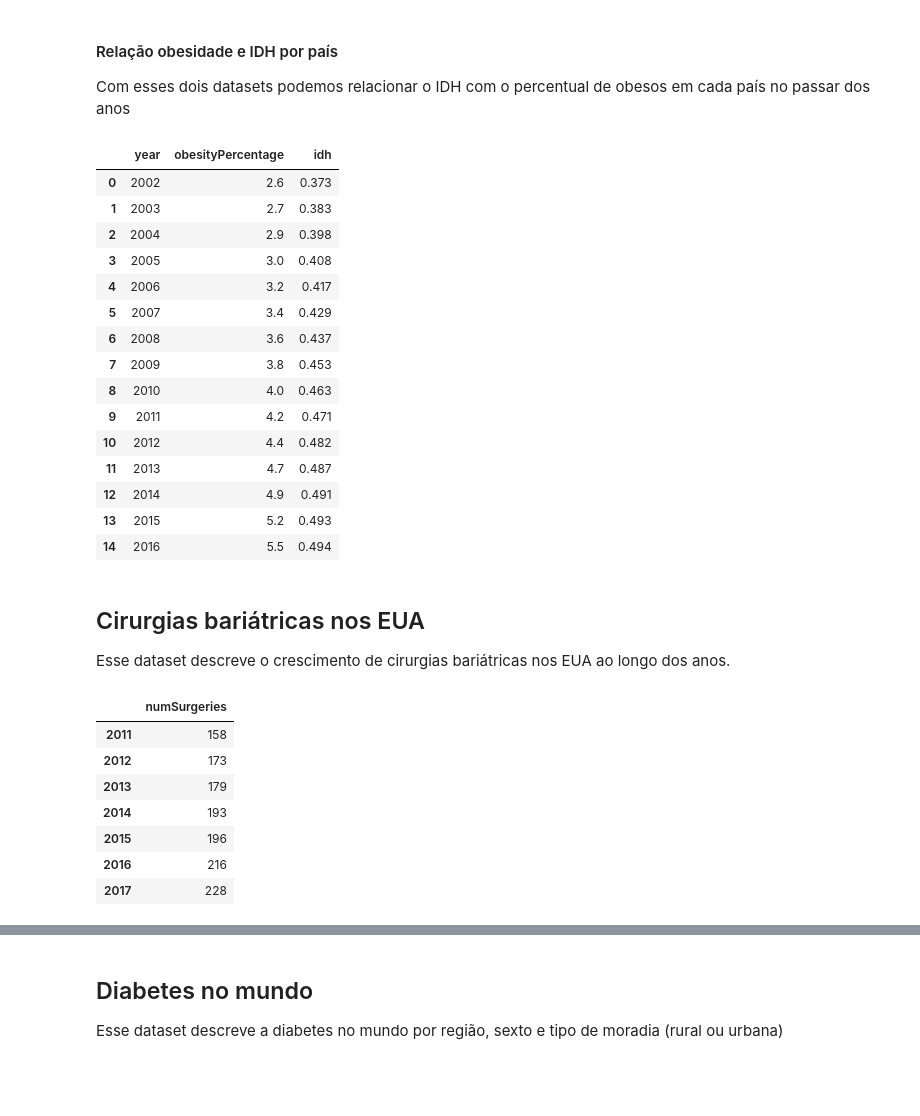
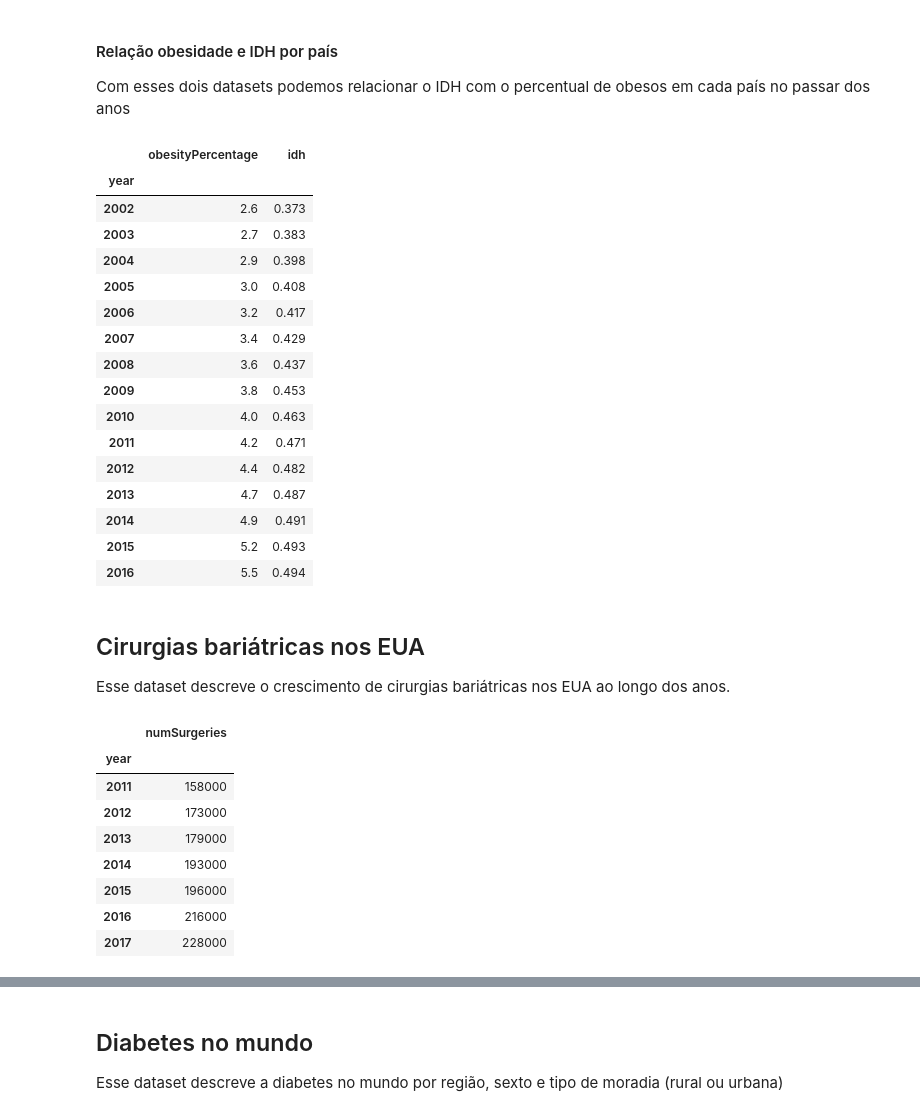
Before and after one commit to if1015-datascience-ufpe/2018-2-projeto-follow-up, a Jupyter notebook: src/Follow UP.ipynb, the cells around one changed output, grey strips where cells are left out. Cells and saved outputs as stored; diff of their text form; code cells hidden in the pictures; blank space fills up the shorter version.

Commit message:
Adds correction to US bariatric surgeries data pre processment and calculates p-value of this variable when related to the rising of obesity in the country

```diff
--- a/src/Follow UP.ipynb
+++ b/src/Follow UP.ipynb
@@ -143,37 +132,39 @@ Com esses dois datasets podemos relacionar o IDH com o percentual de obesos em c
 # %%
 def relationObesityIdhByCountry(country):
     countryObesity = worldObesity.loc[country]
     countryIdh = humanDevelopmentIndex.loc[country]
     countryIdh = countryIdh.to_frame()
     countryIdh = countryIdh.drop('HDI Rank (2017)')
     countryIdh = countryIdh.reset_index()
     countryIdh = countryIdh.rename(columns={'index': 'year'})
     countryIdh.year = countryIdh.year.astype('int64')
     countryIdh = countryIdh.rename(columns={country: 'idh'})
     relationObesityIdhCountry = countryObesity.join(countryIdh.set_index('year'), on='year')
     relationObesityIdhCountry = relationObesityIdhCountry.dropna()
     relationObesityIdhCountry = relationObesityIdhCountry.reset_index()
+    relationObesityIdhCountry = relationObesityIdhCountry.set_index('year')
     relationObesityIdhCountry = relationObesityIdhCountry.drop(columns=['entity'])
     return relationObesityIdhCountry
 
 relationObesityIdhByCountry('Afghanistan')
 # %% [output]
-|  | year | obesityPercentage | idh |
-| 0 | 2002 | 2.6 | 0.373 |
-| 1 | 2003 | 2.7 | 0.383 |
-| 2 | 2004 | 2.9 | 0.398 |
-| 3 | 2005 | 3.0 | 0.408 |
-| 4 | 2006 | 3.2 | 0.417 |
-| 5 | 2007 | 3.4 | 0.429 |
-| 6 | 2008 | 3.6 | 0.437 |
-| 7 | 2009 | 3.8 | 0.453 |
-| 8 | 2010 | 4.0 | 0.463 |
-| 9 | 2011 | 4.2 | 0.471 |
-| 10 | 2012 | 4.4 | 0.482 |
-| 11 | 2013 | 4.7 | 0.487 |
-| 12 | 2014 | 4.9 | 0.491 |
-| 13 | 2015 | 5.2 | 0.493 |
-| 14 | 2016 | 5.5 | 0.494 |
+|  | obesityPercentage | idh |
+| year |  |  |
+| 2002 | 2.6 | 0.373 |
+| 2003 | 2.7 | 0.383 |
+| 2004 | 2.9 | 0.398 |
+| 2005 | 3.0 | 0.408 |
+| 2006 | 3.2 | 0.417 |
+| 2007 | 3.4 | 0.429 |
+| 2008 | 3.6 | 0.437 |
+| 2009 | 3.8 | 0.453 |
+| 2010 | 4.0 | 0.463 |
+| 2011 | 4.2 | 0.471 |
+| 2012 | 4.4 | 0.482 |
+| 2013 | 4.7 | 0.487 |
+| 2014 | 4.9 | 0.491 |
+| 2015 | 5.2 | 0.493 |
+| 2016 | 5.5 | 0.494 |
 # %% [markdown]
 ## Cirurgias bariátricas nos EUA
 Esse dataset descreve o crescimento de cirurgias bariátricas nos EUA ao longo dos anos.
@@ -183,13 +174,20 @@ bariatricSurgeriesUS = bariatricSurgeriesUS.iloc[0]
 bariatricSurgeriesUS = bariatricSurgeriesUS.to_frame()
 bariatricSurgeriesUS = bariatricSurgeriesUS.drop(axis=0, index='Unnamed: 0')
 bariatricSurgeriesUS.columns = ['numSurgeries']
+bariatricSurgeriesUS = bariatricSurgeriesUS.reset_index()
+bariatricSurgeriesUS = bariatricSurgeriesUS.rename(columns={'index': 'year'})
+bariatricSurgeriesUS.year = bariatricSurgeriesUS.year.astype('int64')
+bariatricSurgeriesUS.numSurgeries = bariatricSurgeriesUS.numSurgeries.astype('int64')
+bariatricSurgeriesUS = bariatricSurgeriesUS.set_index('year')
+bariatricSurgeriesUS.numSurgeries = [i*1000 for i in bariatricSurgeriesUS.numSurgeries]
 bariatricSurgeriesUS
 # %% [output]
 |  | numSurgeries |
-| 2011 | 158 |
-| 2012 | 173 |
-| 2013 | 179 |
-| 2014 | 193 |
-| 2015 | 196 |
-| 2016 | 216 |
-| 2017 | 228 |
+| year |  |
+| 2011 | 158000 |
+| 2012 | 173000 |
+| 2013 | 179000 |
+| 2014 | 193000 |
+| 2015 | 196000 |
+| 2016 | 216000 |
+| 2017 | 228000 |
```
Also changed, not shown: parts of 5 cells of this notebook.
